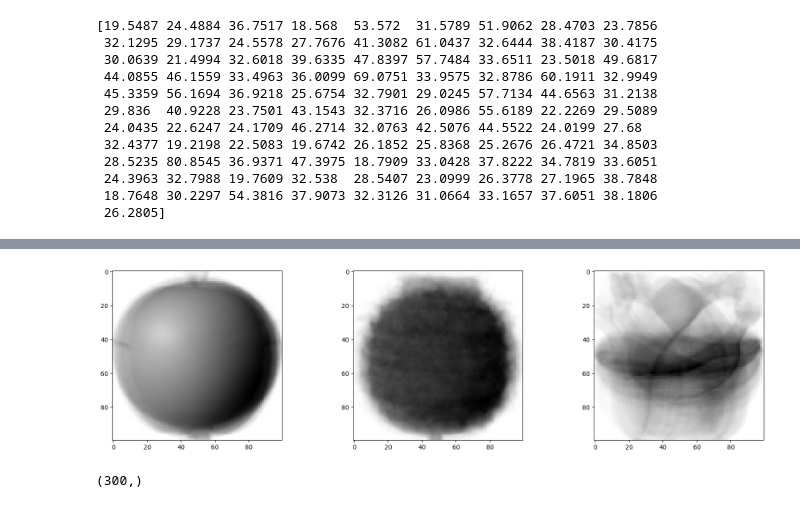
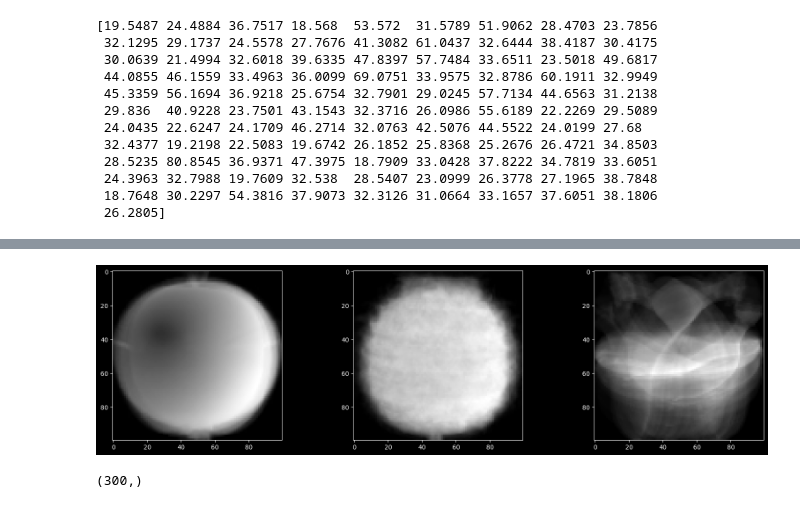
Before and after one commit to ejjang2030/AI_26, a Jupyter notebook: 06_01_군집비지도학습.ipynb, the cells around one changed output, grey strips where cells are left out. Saved outputs shown, nothing was run; the diff lists cells and outputs as text; code cells hidden in the pictures.

```diff
--- a/06_01_군집비지도학습.ipynb
+++ b/06_01_군집비지도학습.ipynb
@@ -211,19 +223,19 @@ plt.show()# (세로 슬라이스 모양과 유사)
 # %%
 # 결론 픽셀의 평균으로는 특징을 찾기 힘들다.
 # 픽셀을 다 모아 평균을 내고 이미지로 출력 해보자.
 
 # 픽셀의 평균값을 100x100으로 바꾸고 이미지처럼 출력
 apple_mean = np.mean(apple, axis=0).reshape(100, 100)
 pineapple_mean = np.mean(pineapple, axis=0).reshape(100, 100)
 banana_mean = np.mean(banana, axis=0).reshape(100, 100)
 
 fig, axs = plt.subplots(1, 3, figsize=(20, 5))
-axs[0].imshow(apple_mean, cmap='gray_r')
-axs[1].imshow(pineapple_mean, cmap='gray_r')
-axs[2].imshow(banana_mean, cmap='gray_r')
+axs[0].imshow(apple_mean, cmap='gray')
+axs[1].imshow(pineapple_mean, cmap='gray')
+axs[2].imshow(banana_mean, cmap='gray')
 plt.show()
 # %% [output]
-[figure, old version]
+[figure, new version]
 # %%
 # 100개씩 평균낸 값과 300개 중 가까운 사진 고르기
 
```
Also changed, not shown: parts of 12 cells of this notebook, 2 other files.
